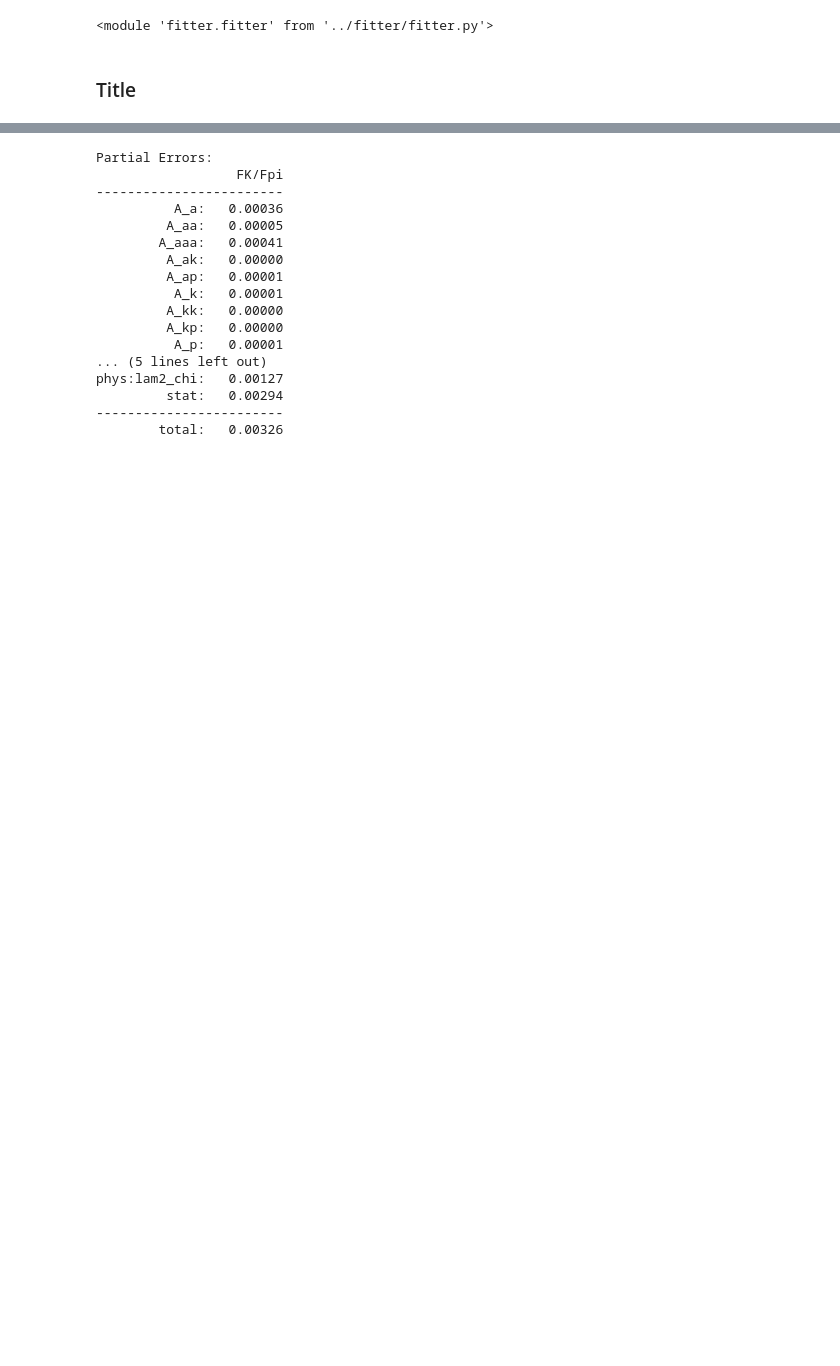
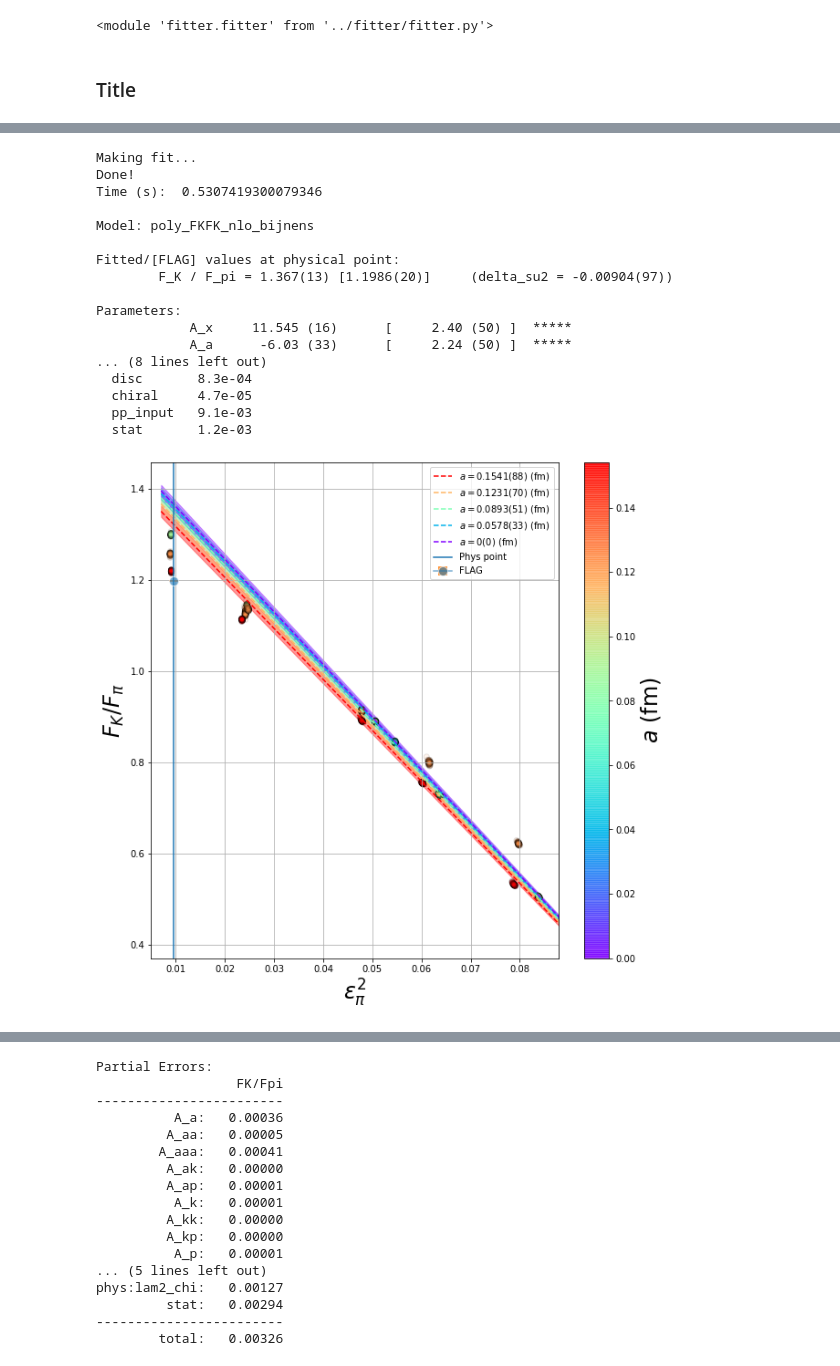
Before and after one commit to callat-qcd/project_fkfpi, a Jupyter notebook: notebooks/make_optimal_priors.ipynb, the cells around one changed output, grey strips where cells are left out. Drawn from its saved outputs; the diff is of its cells as text; code cells hidden in the pictures; blank space fills up the shorter version.

```diff
--- a/notebooks/make_optimal_priors.ipynb
+++ b/notebooks/make_optimal_priors.ipynb
@@ -33,12 +33,12 @@ params = {
     'collection_name' : 'test',
 
     'model_info' : {
-        'fit_type' : 'xpt', # 'ma', 'ma-ratio', 'xpt', 'xpt-ratio', or 'poly'
-        'order' : 'n3lo', # 'nlo', 'n2lo', 'n3lo'
-        'latt_ct' : 'n4lo',
+        'fit_type' : 'poly', # 'ma', 'ma-ratio', 'xpt', 'xpt-ratio', or 'poly'
+        'order' : 'nlo', # 'nlo', 'n2lo', 'n3lo'
+        'latt_ct' : 'nlo',
         'F2' : 'FKFK', #'FKFpi', 'FpiFpi', 'FKFK', 'F0F0' (HPQCD choice)
 
-        'include_FV' : True, # max 10
+        'include_FV' : False, # max 10
         'exclude' : [], # put LECs here
         'use_bijnens_central_value' : True,
 
@@ -97,0 +127,50 @@ Total time (s):  115.82591557502747
+# %%
+prior = new_prior
+
+# nlo polynomial
+prior['A_x'] = gv.gvar('2.4 (0.5) ')
+
+# Lattice spacing terms
+prior['A_a'] = gv.gvar('2.24 (50)')#gv.gvar('0.0(5.0)')
+prior['A_aa'] = gv.gvar('0.0(1000.0)')#gv.gvar('0.0(50.0)')
+prior['A_aaa'] = gv.gvar('0.0(10000.0)')#gv.gvar('0.0(50.0)')
+
+# n2lo terms
+prior['A_k'] = gv.gvar('100(100)')#gv.gvar('0.0(5.0)')
+prior['A_p'] = gv.gvar('-100(100)')#gv.gvar('0.0(5.0)')
+
+# n3lo terms
+prior['A_ak'] = gv.gvar('0.0(100.0)')
+prior['A_ap'] = gv.gvar('0.0(100.0)')
+prior['A_kk'] = gv.gvar('0.0(100.0)')
+prior['A_kp'] = gv.gvar('0.0(100.0)')
+prior['A_pp'] = gv.gvar('0.0(100.0)')
+
+fit_data = data_loader.get_fit_data()
+phys_point_data = data_loader.get_phys_point_data()
+params['model_info']['name'] = data_loader.get_model_name_from_model_info(params['model_info'])
+
+
+# Make bootstrapper
+fit_manager = fm.fit_manager(fit_data, phys_point_data, prior=prior, **params)
+print(fit_manager)
+fit_manager.plot_fit('mpi')
+# %% [output]
+Making fit...
+Done!
+Time (s):  0.5307419300079346
+
+Model: poly_FKFK_nlo_bijnens
+
+Fitted/[FLAG] values at physical point:
+        F_K / F_pi = 1.367(13) [1.1986(20)]     (delta_su2 = -0.00904(97))
+
+Parameters:
+            A_x     11.545 (16)      [     2.40 (50) ]  *****
+            A_a      -6.03 (33)      [     2.24 (50) ]  *****
+... (8 lines left out)
+  disc       8.3e-04
+  chiral     4.7e-05
+  pp_input   9.1e-03
+  stat       1.2e-03
+[figure, added]
```
Also changed, not shown: parts of 8 cells of this notebook, 2 other files.
